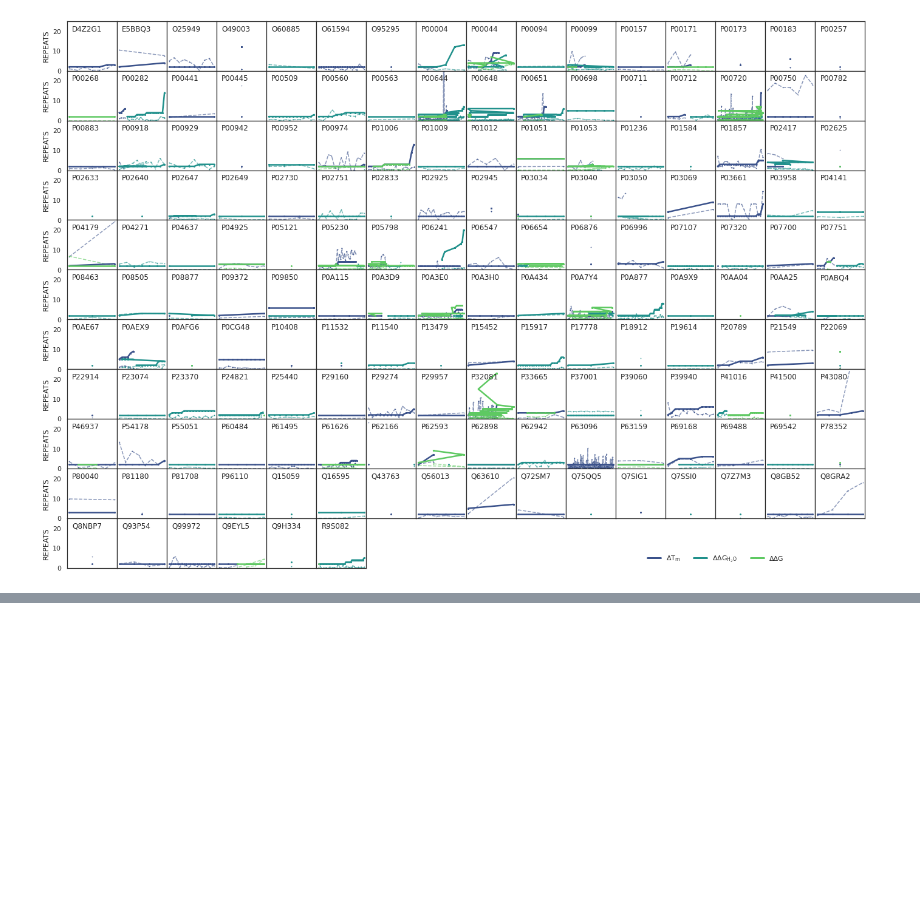
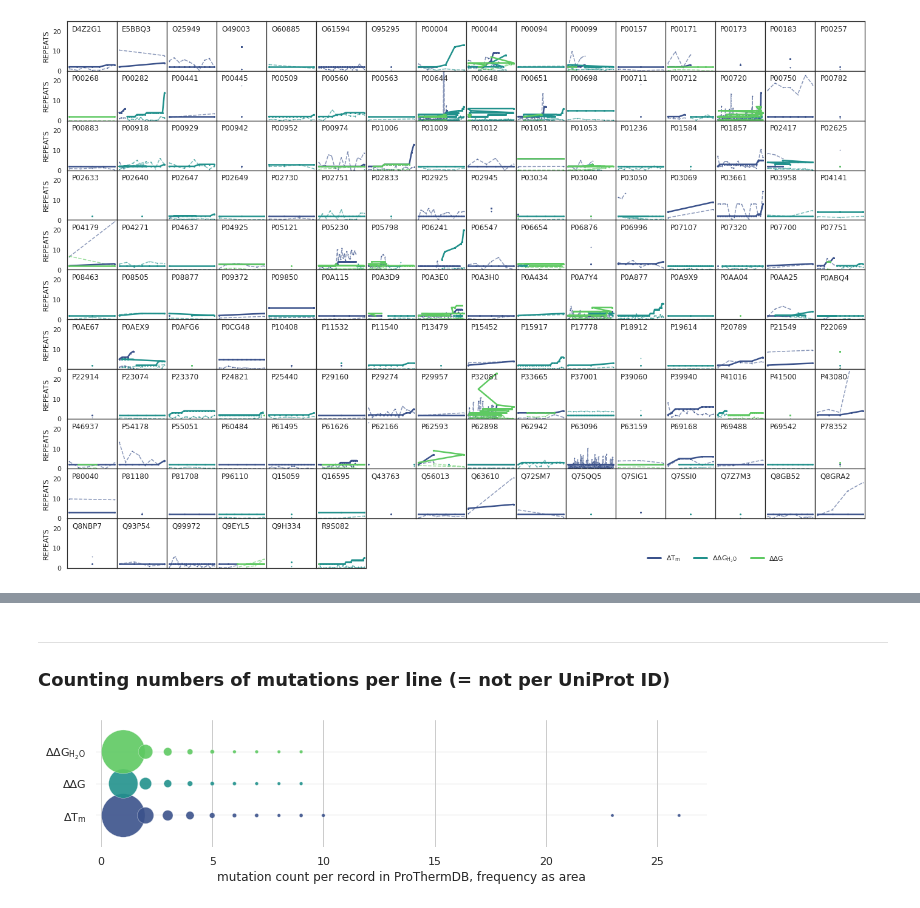
Before and after one commit to lkndl/mapra, a Jupyter notebook: mapra/dataset_intro.ipynb, the cells around one changed output, grey strips where cells are left out. Saved outputs shown, nothing was run; the diff lists cells and outputs as text; code cells hidden in the pictures; blank space fills up the shorter version.

```diff
--- a/mapra/dataset_intro.ipynb
+++ b/mapra/dataset_intro.ipynb
@@ -238,0 +317,27 @@ repeats per ID and standard deviation
+# %% [markdown]
+---
+### Counting numbers of mutations per line (= not per UniProt ID)
+# %%
+df = fresh_df()
+cdf = df.groupby(['MUT_COUNT', 'DELTA'])['MUT_COUNT'].count().reset_index(name='freq')
+
+sns.set_theme(style='whitegrid')
+vir = sns.color_palette('viridis', 3, as_cmap=False)
+# vir = [adjust_lightness(i, 1.2) for i in vir]
+
+g = sns.relplot(
+    data=cdf, alpha=.9, legend=False,
+    x='MUT_COUNT', y='DELTA', size='freq',
+    hue='DELTA', hue_order=delta_order, palette=vir,
+    sizes=(10, 1900), height=2.4, aspect=4.4,
+)
+
+g.ax.xaxis.grid(True, 'major', linewidth=1)
+g.ax.yaxis.grid(True, 'major', linewidth=.25)
+g.ax.set_ylim(-1, 3)
+g.despine(left=True, bottom=True)
+g.set_axis_labels('mutation count per record in ProThermDB, frequency as area', '')
+g.ax.set_yticklabels([lookup[l] for l in delta_order])
+g.savefig(wd / 'plots' / 'mutations_per_record.png', dpi=300)
+# %% [output]
+[figure, added]
```
Also changed, not shown: parts of 13 cells of this notebook.
